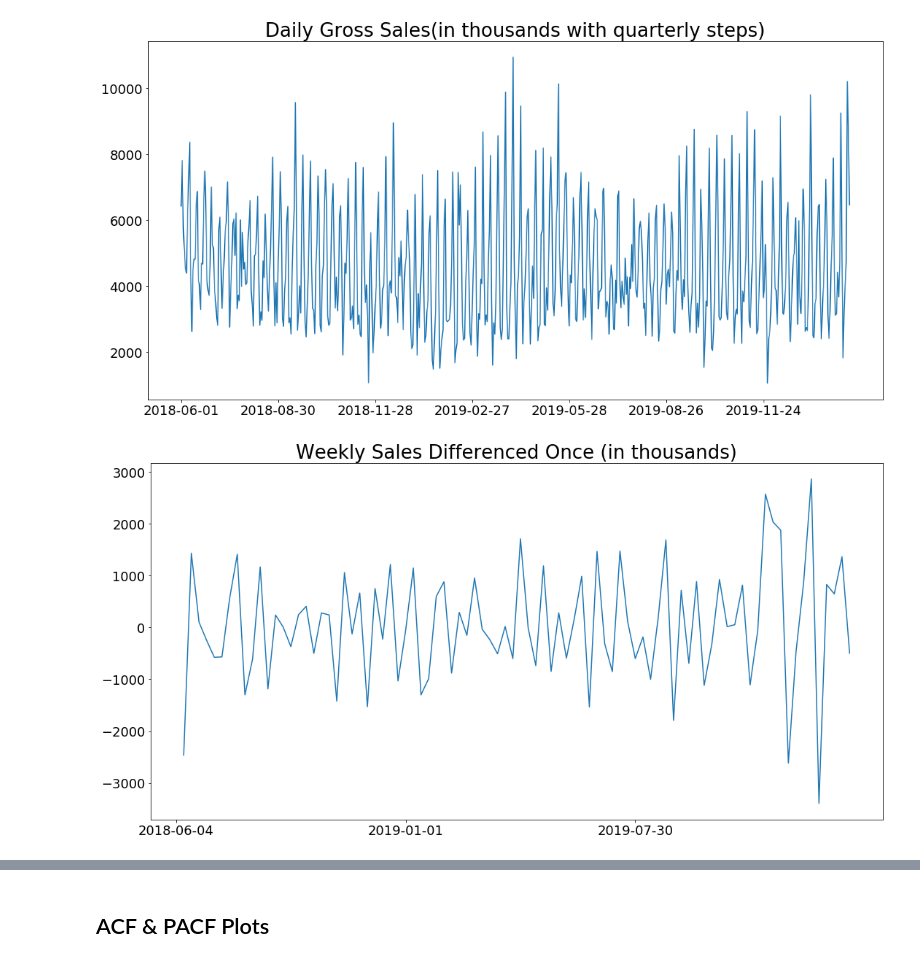
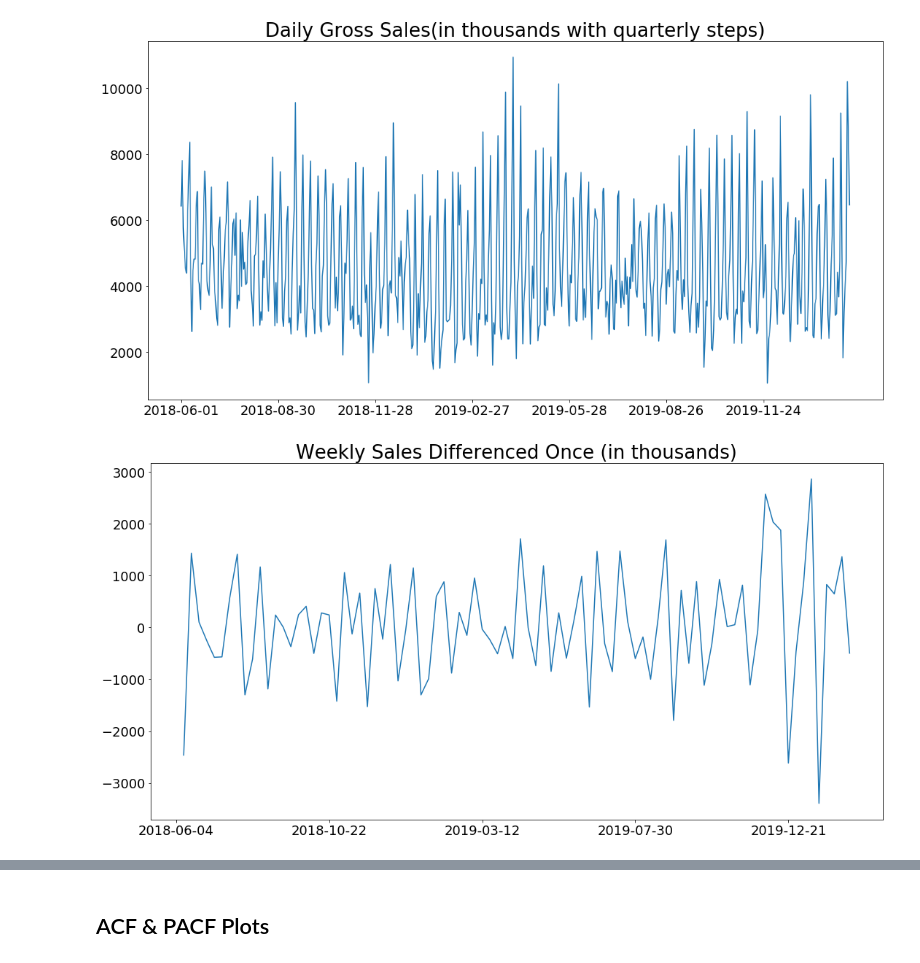
Before and after one commit to amyfbear/capstone_project, a Jupyter notebook: Main_Capstone_in_sample.ipynb, the cells around one changed output, grey strips where cells are left out. Cells and saved outputs as stored; diff of their text form; code cells hidden in the pictures.

```diff
--- a/Main_Capstone_in_sample.ipynb
+++ b/Main_Capstone_in_sample.ipynb
@@ -460,9 +455,9 @@ plot_series(merge, ['Gross Sales'], title = "Daily Gross Sales(in thousands with
 # %% [output]
 [figure]
 # %%
-plot_series(weekly_sales_differenced_once, ['Gross Sales'], title = "Weekly Sales Differenced Once (in thousands)", steps=30)
+plot_series(weekly_sales_differenced_once, ['Gross Sales'], title = "Weekly Sales Differenced Once (in thousands)", steps=20)
 # %% [output]
-[figure, old version]
+[figure, new version]
 # %%
 weekly_sales_differenced_once.describe()
 # %% [output]
```
Also changed, not shown: parts of 12 cells of this notebook.
